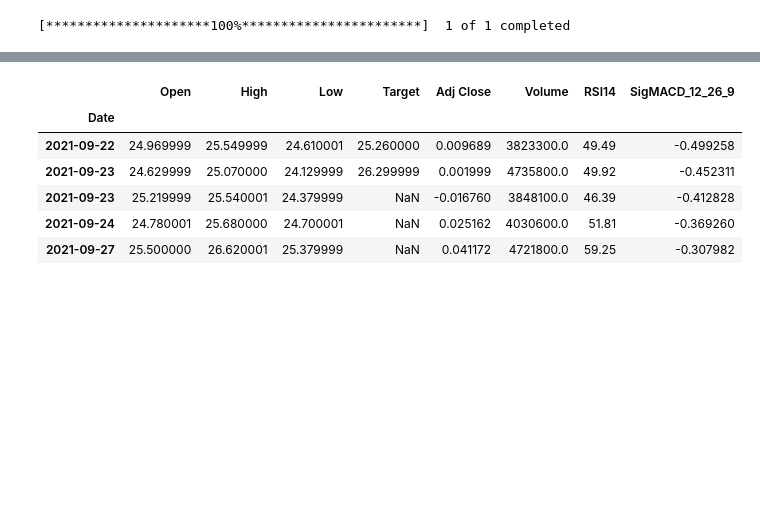
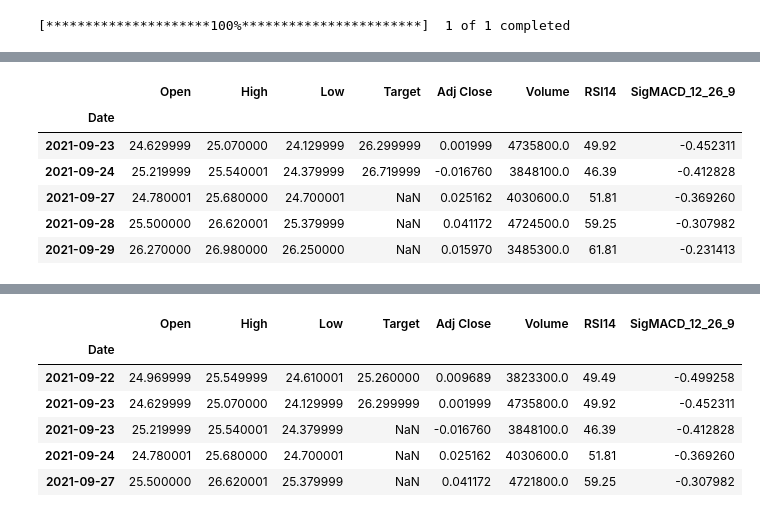
Before and after one commit to gerileka/LazyBox, a Jupyter notebook: main.ipynb, the cells around one changed output, grey strips where cells are left out. Saved outputs shown, nothing was run; the diff lists cells and outputs as text; code cells hidden in the pictures; blank space fills up the shorter version.

```diff
--- a/main.ipynb
+++ b/main.ipynb
@@ -40,0 +89,10 @@ df_back_test = pd.merge(df1, df2, left_index=True, right_index=True)
+# %%
+df_original.tail()
+# %% [output]
+|  | Open | High | Low | Target | Adj Close | Volume | RSI14 | SigMACD_12_26_9 |
+| Date |  |  |  |  |  |  |  |  |
+| 2021-09-23 | 24.629999 | 25.070000 | 24.129999 | 26.299999 | 0.001999 | 4735800.0 | 49.92 | -0.452311 |
+| 2021-09-24 | 25.219999 | 25.540001 | 24.379999 | 26.719999 | -0.016760 | 3848100.0 | 46.39 | -0.412828 |
+| 2021-09-27 | 24.780001 | 25.680000 | 24.700001 | NaN | 0.025162 | 4030600.0 | 51.81 | -0.369260 |
+| 2021-09-28 | 25.500000 | 26.620001 | 25.379999 | NaN | 0.041172 | 4724500.0 | 59.25 | -0.307982 |
+| 2021-09-29 | 26.270000 | 26.980000 | 26.250000 | NaN | 0.015970 | 3485300.0 | 61.81 | -0.231413 |
```
Also changed, not shown: parts of 9 cells of this notebook, 2 other files.
